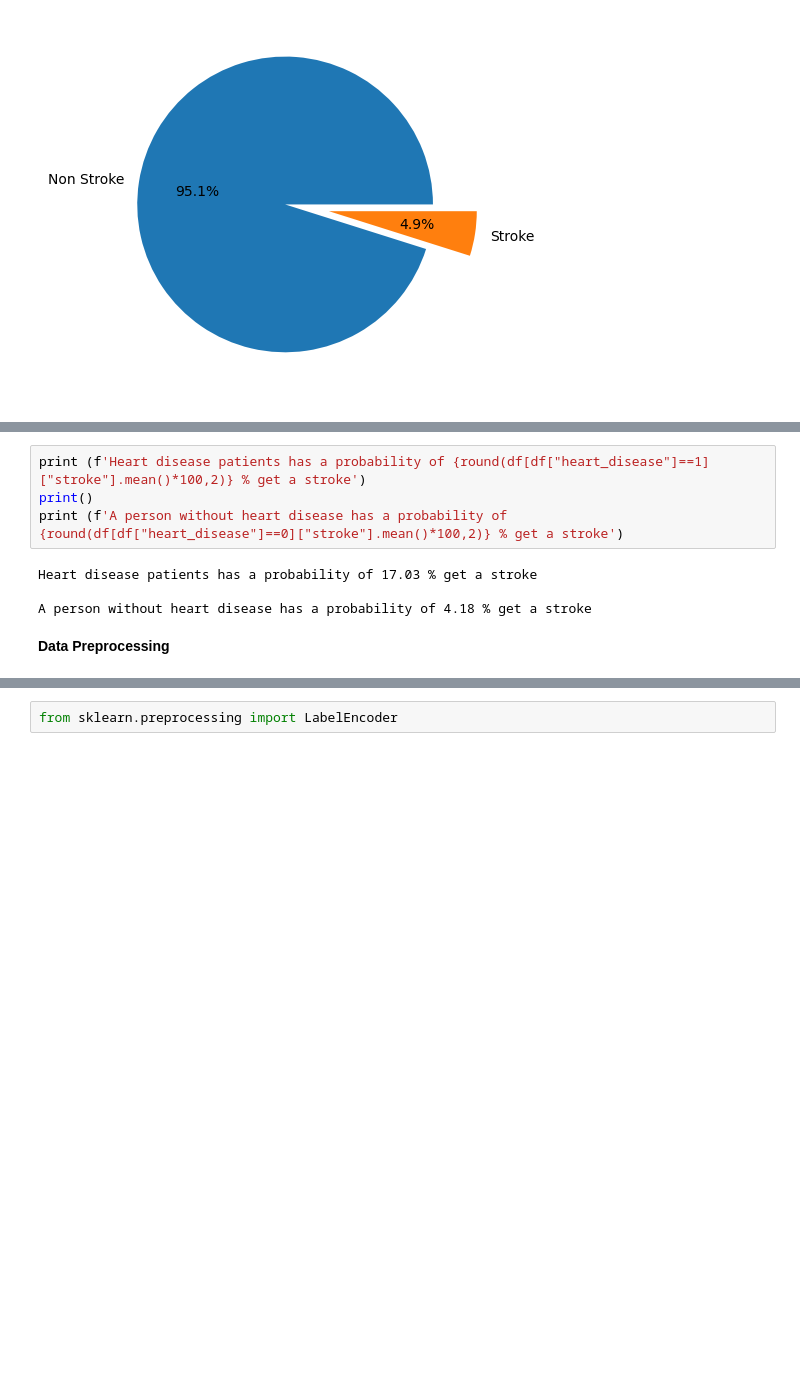
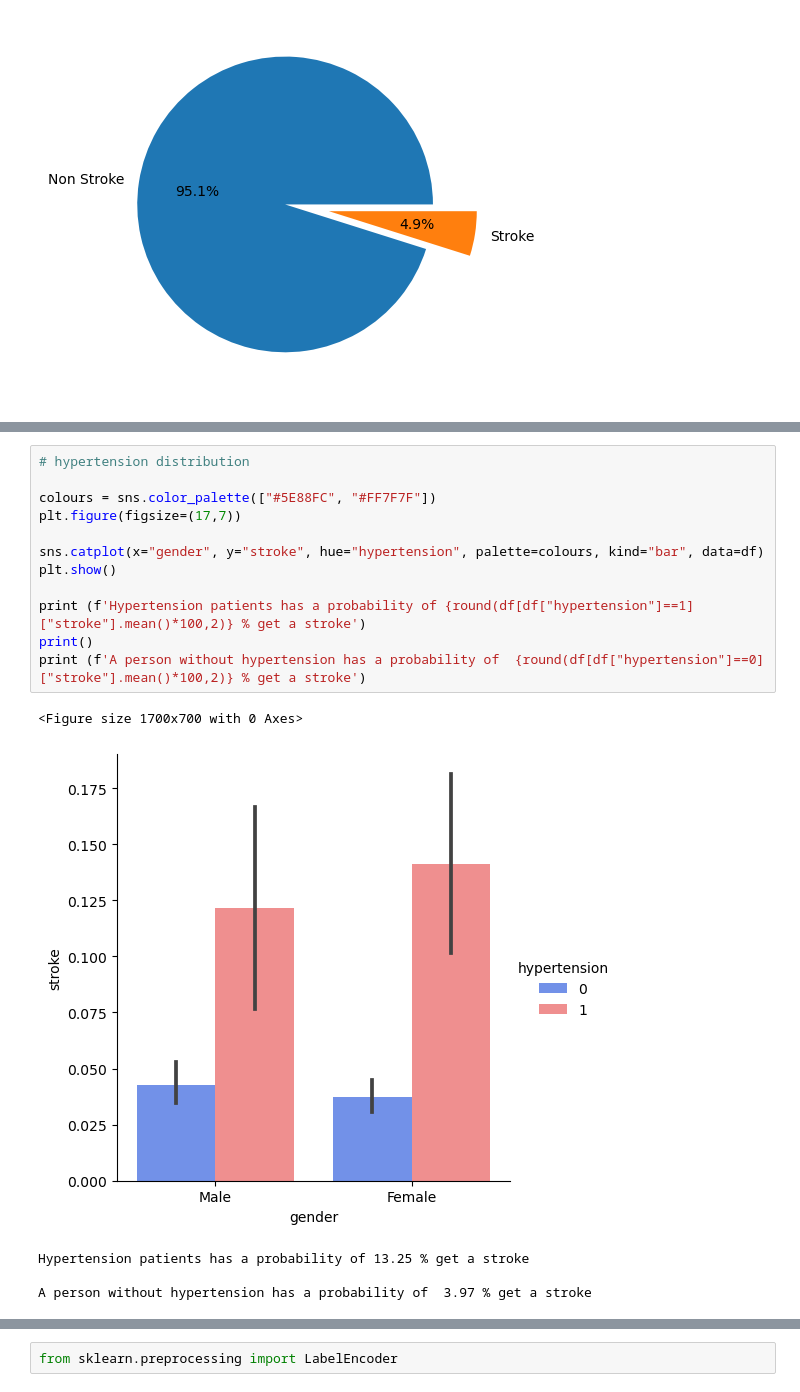
Before and after one commit to KatarinaOldakowski/Data-Analysis-Machine-Learning, a Jupyter notebook: stroke_predictions.ipynb, the cells around one changed output, grey strips where cells are left out. Saved outputs shown, nothing was run; the diff lists cells and outputs as text; blank space fills up the shorter version.

```diff
--- a/stroke_predictions.ipynb
+++ b/stroke_predictions.ipynb
@@ -224,10 +184,18 @@ A person without heart disease has a probability of 4.18 % get a stroke
-# %%
-print (f'Heart disease patients has a probability of {round(df[df["heart_disease"]==1]["stroke"].mean()*100,2)} % get a stroke')
-print()
-print (f'A person without heart disease has a probability of {round(df[df["heart_disease"]==0]["stroke"].mean()*100,2)} % get a stroke')
-# %% [output]
-Heart disease patients has a probability of 17.03 % get a stroke
-
-A person without heart disease has a probability of 4.18 % get a stroke
-# %% [markdown]
-<b> Data Preprocessing </b>
+# %%
+# hypertension distribution
+
+colours = sns.color_palette(["#5E88FC", "#FF7F7F"])
+plt.figure(figsize=(17,7))
+
+sns.catplot(x="gender", y="stroke", hue="hypertension", palette=colours, kind="bar", data=df)
+plt.show()
+
+print (f'Hypertension patients has a probability of {round(df[df["hypertension"]==1]["stroke"].mean()*100,2)} % get a stroke')
+print()
+print (f'A person without hypertension has a probability of  {round(df[df["hypertension"]==0]["stroke"].mean()*100,2)} % get a stroke')
+# %% [output]
+<Figure size 1700x700 with 0 Axes>
+[figure, added]
+Hypertension patients has a probability of 13.25 % get a stroke
+
+A person without hypertension has a probability of  3.97 % get a stroke
```
Also changed, not shown: parts of 12 cells of this notebook.
